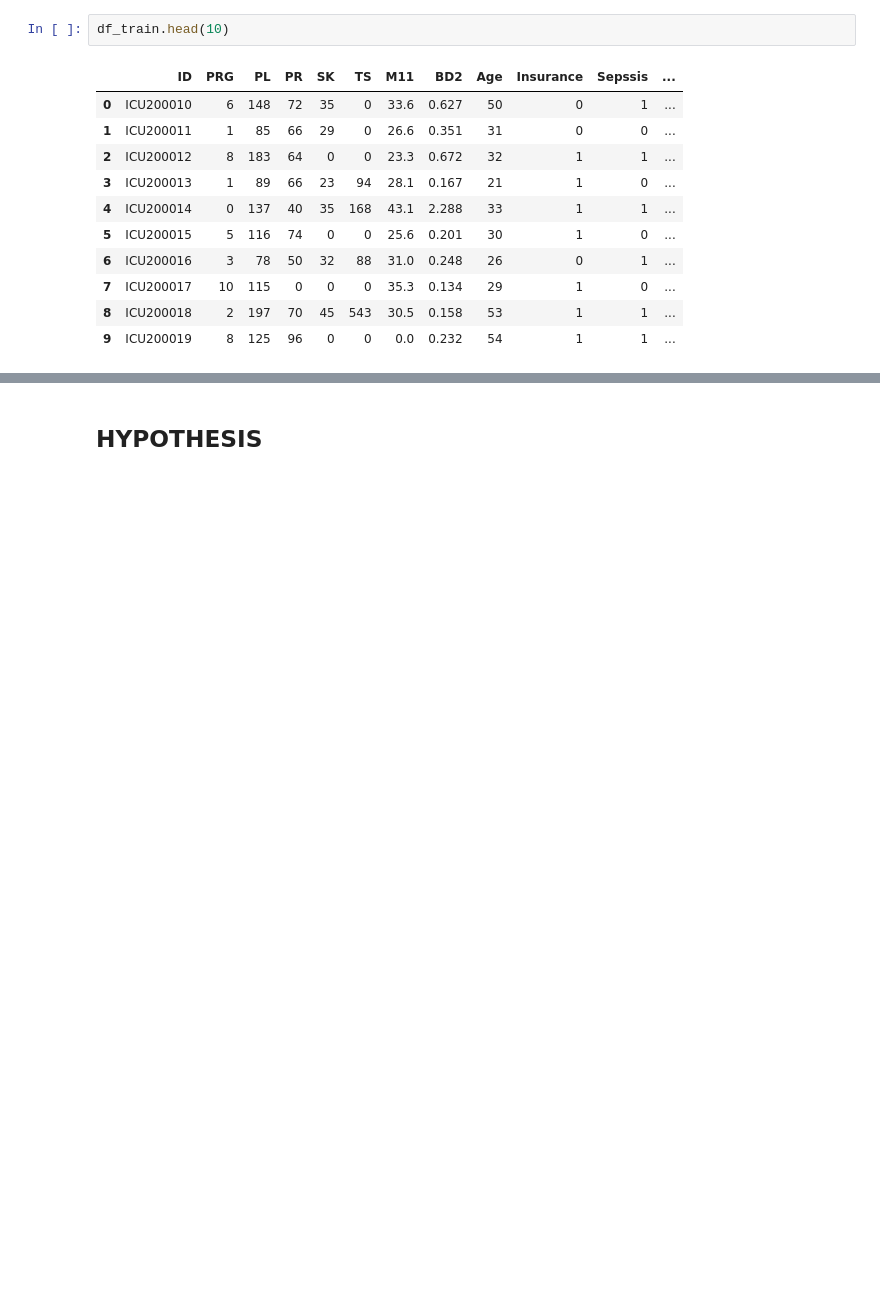
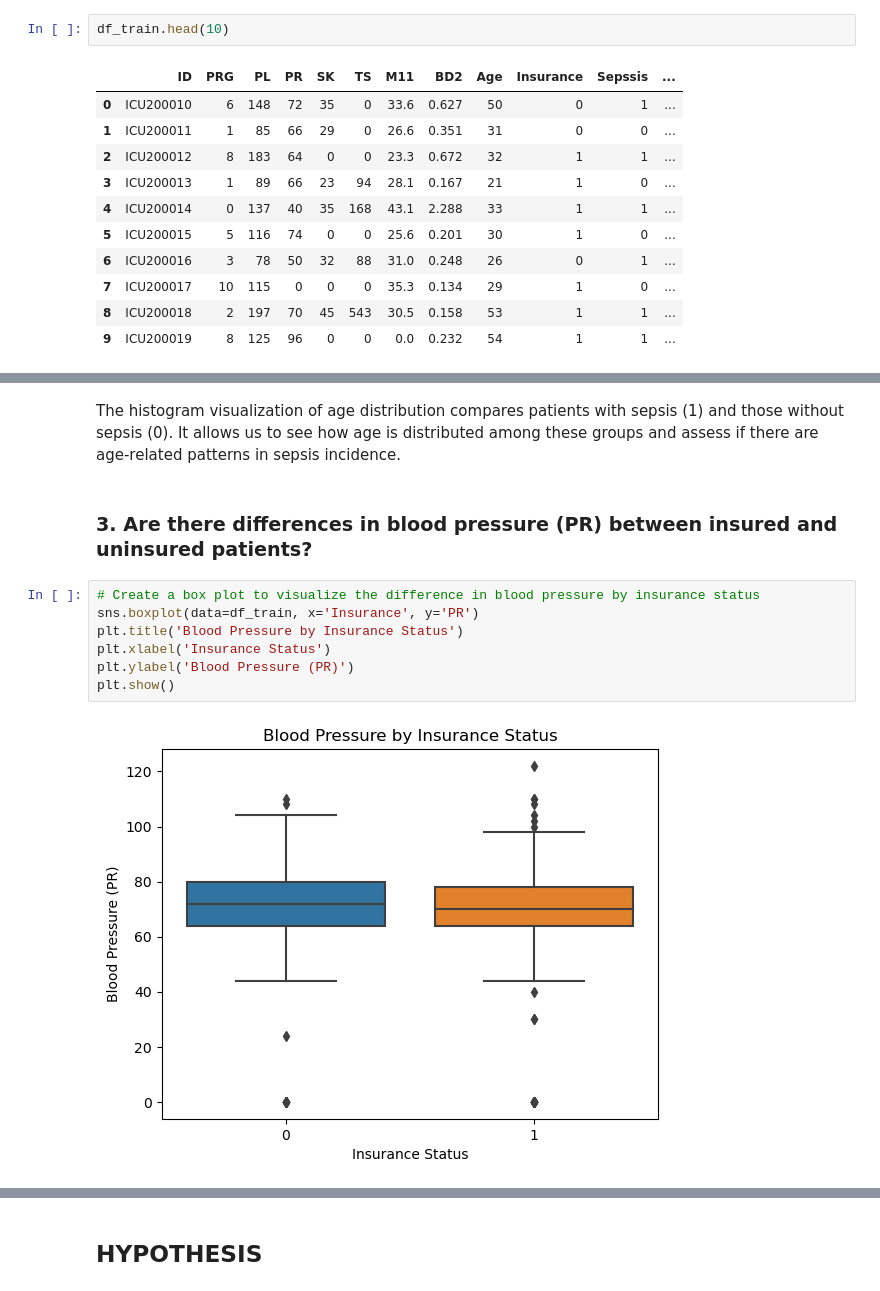
Before and after one commit to Israel-Anaba/Embed_ML_Model_Web_App, a Jupyter notebook: Sepssis ICU.ipynb, the cells around one changed output, grey strips where cells are left out. Saved outputs shown, nothing was run; the diff lists cells and outputs as text; blank space fills up the shorter version.

```diff
--- a/Sepssis ICU.ipynb
+++ b/Sepssis ICU.ipynb
@@ -356,0 +418,13 @@ df_train.head(10)
+# %% [markdown]
+The histogram visualization of age distribution compares patients with sepsis (1) and those without sepsis (0). It allows us to see how age is distributed among these groups and assess if there are age-related patterns in sepsis incidence.
+# %% [markdown]
+### 3. Are there differences in blood pressure (PR) between insured and uninsured patients?
+# %%
+# Create a box plot to visualize the difference in blood pressure by insurance status
+sns.boxplot(data=df_train, x='Insurance', y='PR')
+plt.title('Blood Pressure by Insurance Status')
+plt.xlabel('Insurance Status')
+plt.ylabel('Blood Pressure (PR)')
+plt.show()
+# %% [output]
+[figure, added]
```
Also changed, not shown: parts of 104 cells of this notebook, 8 other files.
